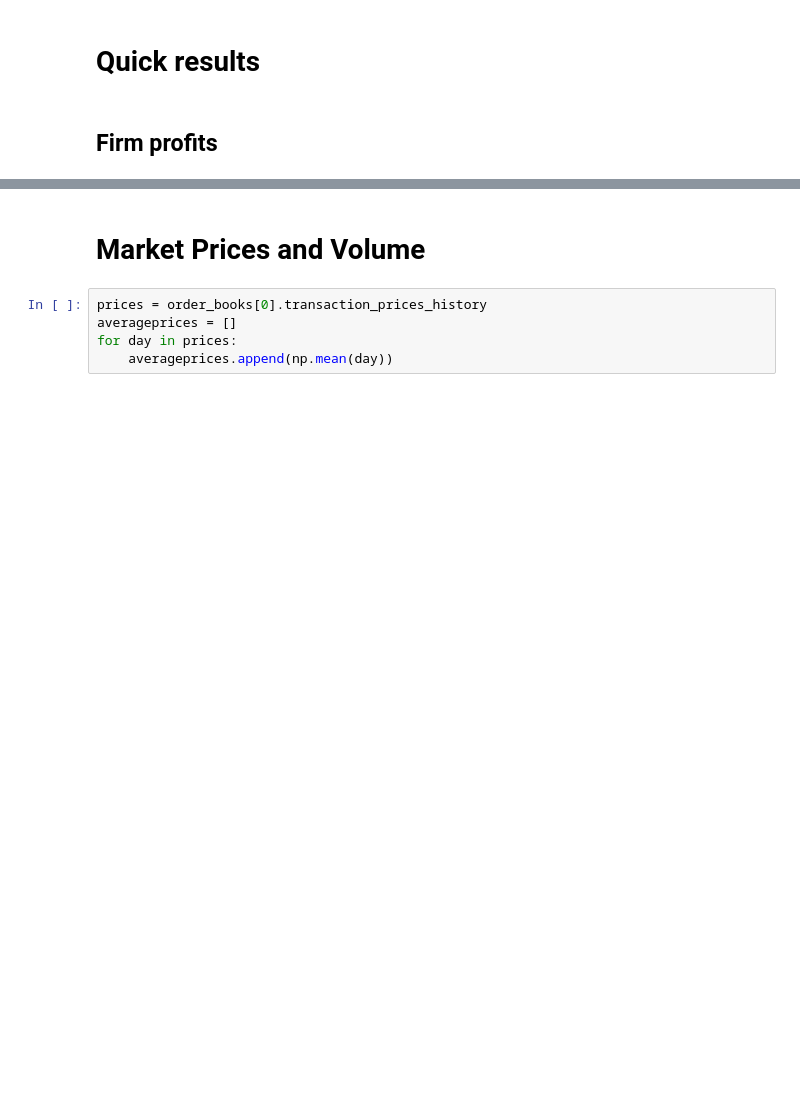
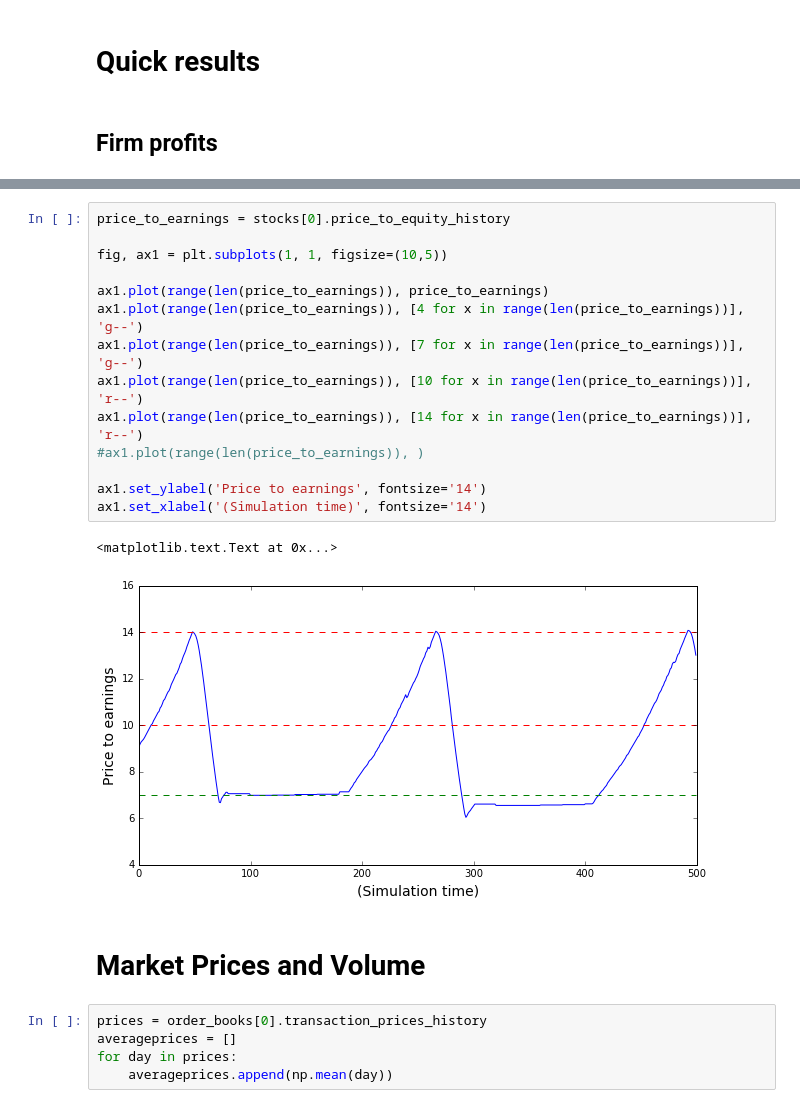
Before and after one commit to LCfP/Agent-Based-Stock-Market-Model, a Jupyter notebook: modeltweaking.ipynb, the cells around one changed output, grey strips where cells are left out. Drawn from its saved outputs; the diff is of its cells as text; blank space fills up the shorter version.

```diff
--- a/modeltweaking.ipynb
+++ b/modeltweaking.ipynb
@@ -58,3 +76,20 @@ ax1.set_xlabel('(Simulation time)', fontsize='14')
+# %%
+price_to_earnings = stocks[0].price_to_equity_history
+
+fig, ax1 = plt.subplots(1, 1, figsize=(10,5))
+
+ax1.plot(range(len(price_to_earnings)), price_to_earnings)
+ax1.plot(range(len(price_to_earnings)), [4 for x in range(len(price_to_earnings))], 'g--')
+ax1.plot(range(len(price_to_earnings)), [7 for x in range(len(price_to_earnings))], 'g--')
+ax1.plot(range(len(price_to_earnings)), [10 for x in range(len(price_to_earnings))], 'r--')
+ax1.plot(range(len(price_to_earnings)), [14 for x in range(len(price_to_earnings))], 'r--')
+#ax1.plot(range(len(price_to_earnings)), )
+
+ax1.set_ylabel('Price to earnings', fontsize='14')
+ax1.set_xlabel('(Simulation time)', fontsize='14')
+# %% [output]
+<matplotlib.text.Text at 0x...>
+[figure, added]
 # %% [markdown]
 # Market Prices and Volume
 # %%
```
Also changed, not shown: parts of 35 cells of this notebook, 8 other files.
